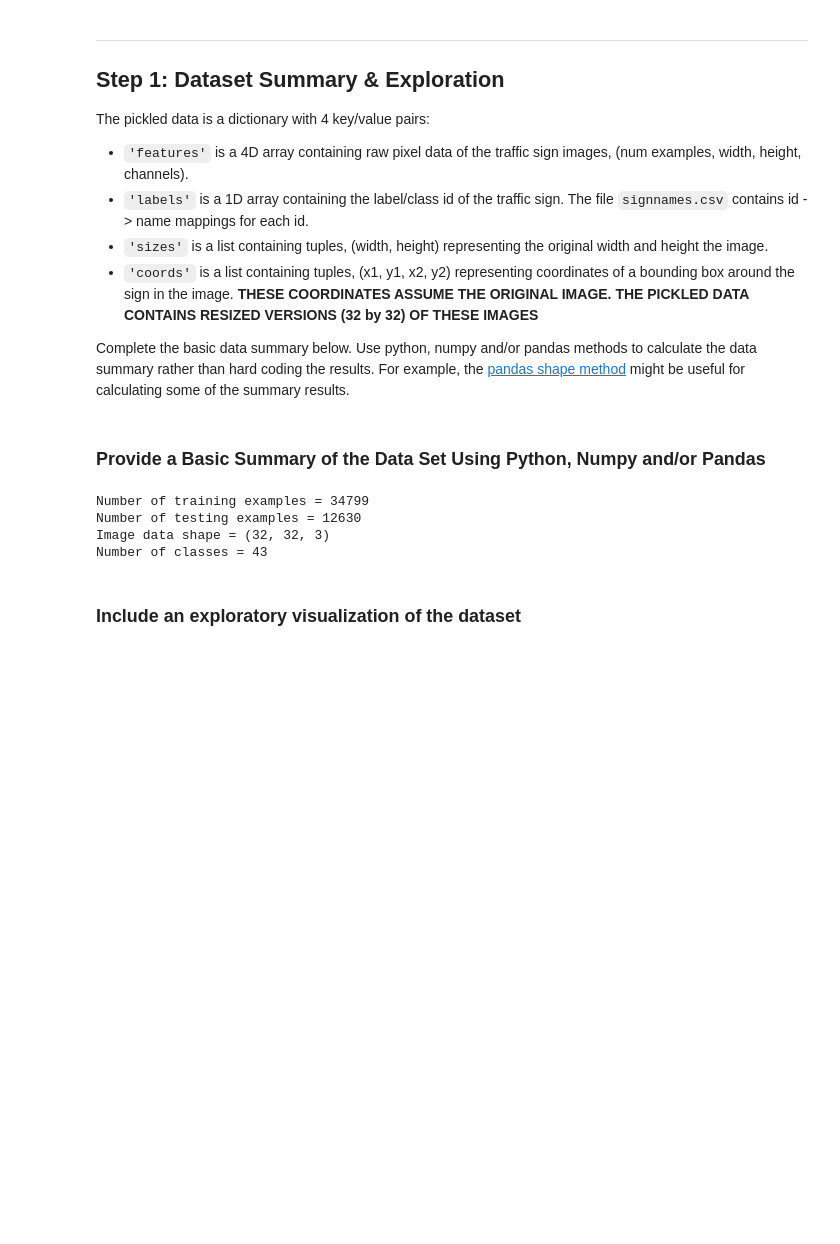
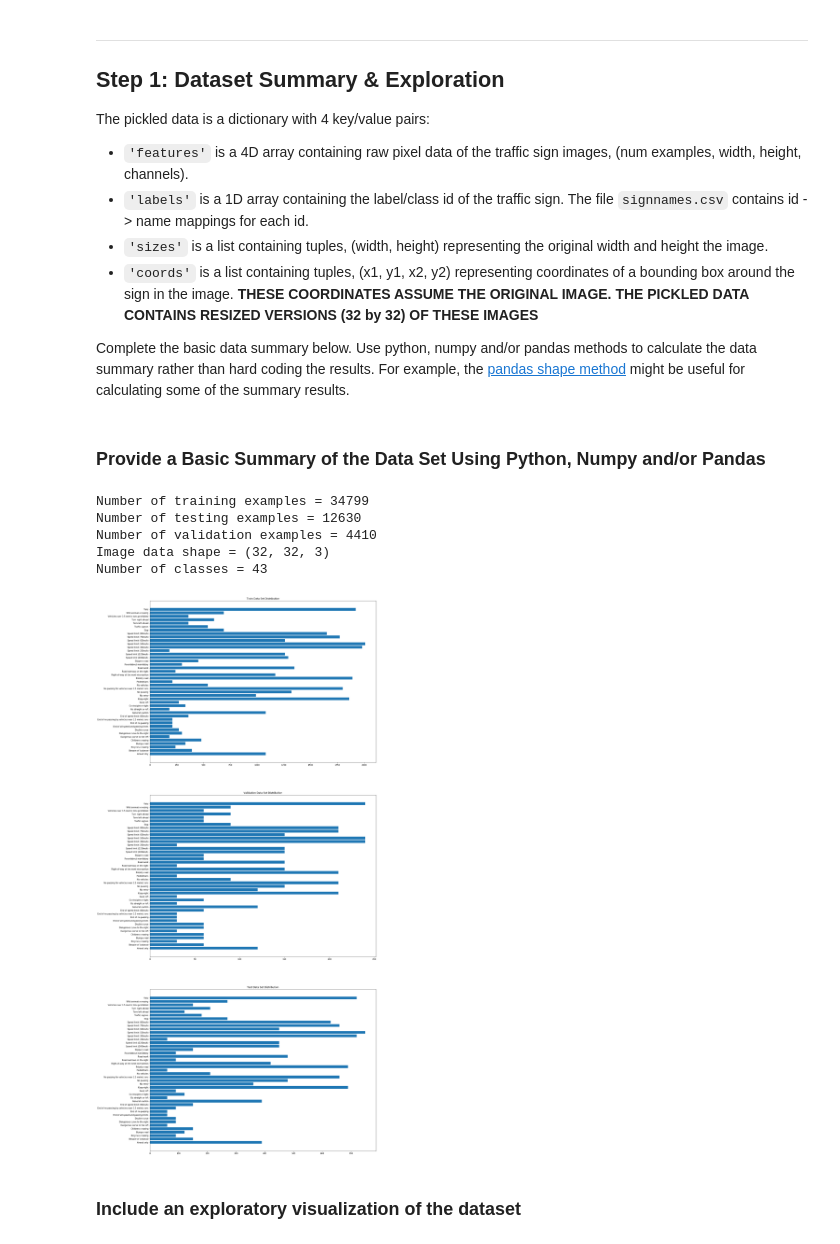
Before and after one commit to damdemir/CarND-Traffic-Sign-Classifier-Project, a Jupyter notebook: Traffic_Sign_Classifier.ipynb, the cells around one changed output. Saved outputs shown, nothing was run; the diff lists cells and outputs as text; code cells hidden in the pictures; blank space fills up the shorter version.

```diff
--- a/Traffic_Sign_Classifier.ipynb
+++ b/Traffic_Sign_Classifier.ipynb
@@ -63,33 +68,53 @@ X_test, y_test = test['features'], test['labels']
 ### Use python, pandas or numpy methods rather than hard coding the results
 
 assert(len(X_train) == len(y_train))
 assert(len(X_valid) == len(y_valid))
 assert(len(X_test) == len(y_test))
 
 # TODO: Number of training examples
 n_train = len(X_train)
 
 # TODO: Number of validation examples
 n_validation = len(X_valid)
 
 # TODO: Number of testing examples.
 n_test = len(X_test)
 
 # TODO: What's the shape of an traffic sign image?
 image_shape = X_train[0].shape
 
 # TODO: How many unique classes/labels there are in the dataset.
 n_classes = signids.shape[0]
 
 print("Number of training examples =", n_train)
 print("Number of testing examples =", n_test)
+print("Number of validation examples =", n_validation)
 print("Image data shape =", image_shape)
 print("Number of classes =", n_classes)
+
+train_idx, train_idx_len = np.unique(y_train, return_counts=True)
+test_idx, test_idx_len = np.unique(y_test, return_counts=True)
+valid_idx, valid_idx_len = np.unique(y_valid, return_counts=True)
+
+#print(signnames[train_idx])
+#print(train_idx_len)
+fig, axs = plt.subplots(3,1, figsize =(20,50))
+
+axs[0].barh(signnames[train_idx], train_idx_len)
+axs[0].set_title('Train Data Set Distribution')
+axs[1].barh(signnames[valid_idx], valid_idx_len)
+axs[1].set_title('Validation Data Set Distribution')
+axs[2].barh(signnames[test_idx], test_idx_len)
+axs[2].set_title('Test Data Set Distribution')
+
+fig.savefig('distribution.png')
 # %% [output]
 Number of training examples = 34799
 Number of testing examples = 12630
+Number of validation examples = 4410
 Image data shape = (32, 32, 3)
 Number of classes = 43
+[figure, added]
 # %% [markdown]
 ### Include an exploratory visualization of the dataset
 # %% [markdown]
```
Also changed, not shown: parts of 11 cells of this notebook, 5 other files.
